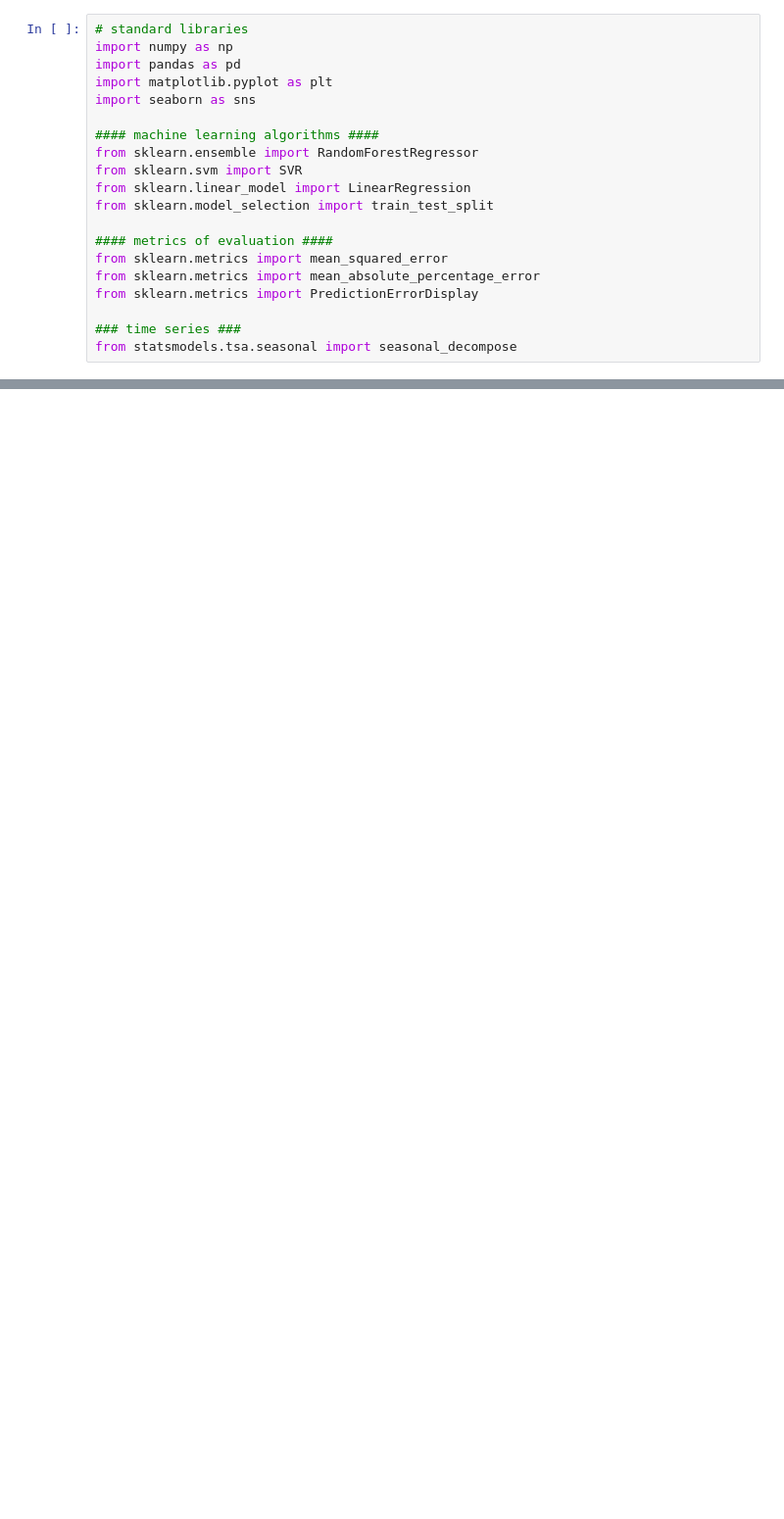
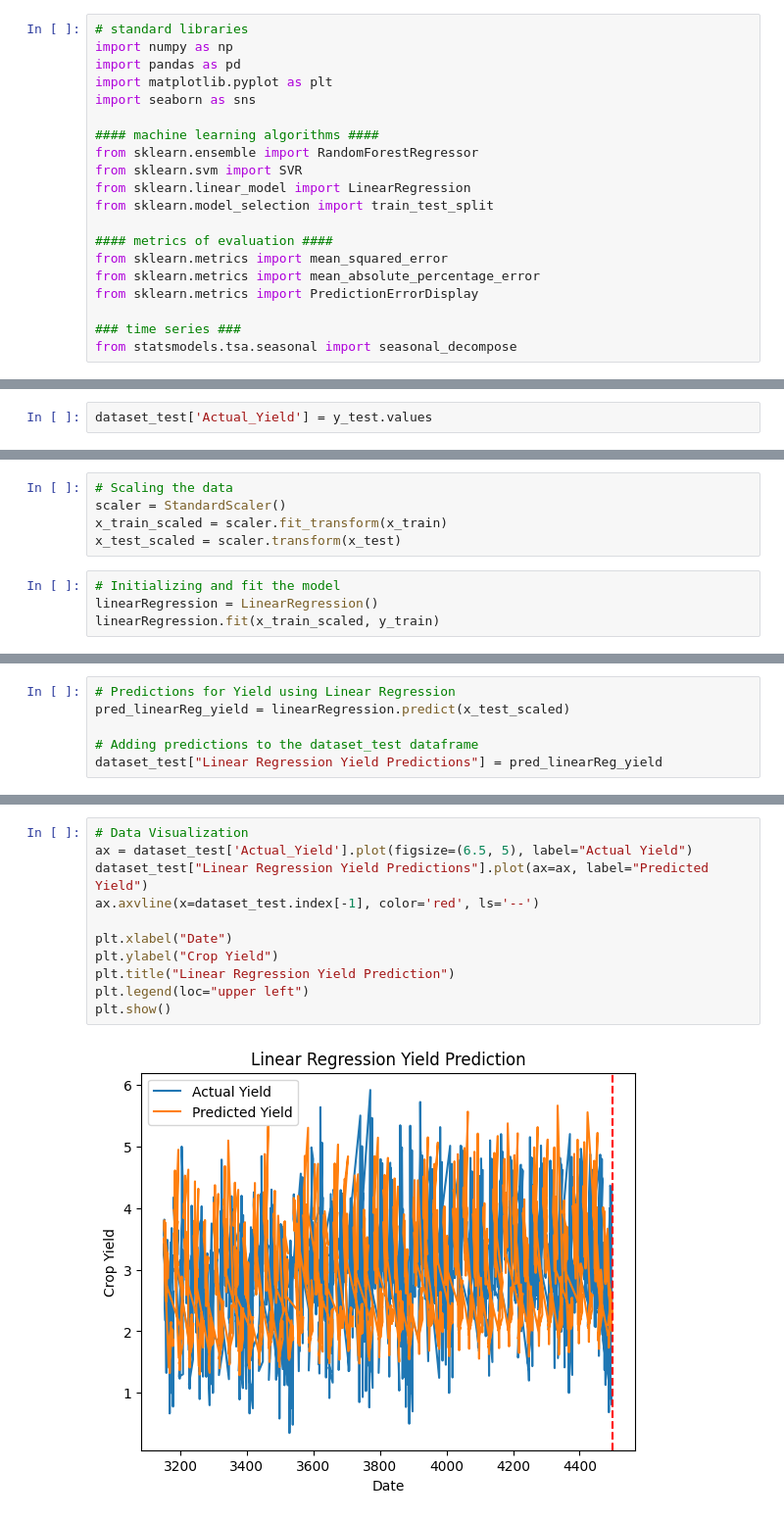
Before and after one commit to kazeulo/Project_197, a Jupyter notebook: Linear_regression.ipynb, the cells around one changed output, grey strips where cells are left out. Shown: that part at 98% size. Saved outputs shown, nothing was run; the diff lists cells and outputs as text; blank space fills up the shorter version.

```diff
--- a/Linear_regression.ipynb
+++ b/Linear_regression.ipynb
@@ -265,0 +160,2 @@ plt.show()
+# %%
+dataset_test['Actual_Yield'] = y_test.values
@@ -265,0 +164,9 @@ plt.show()
+# %%
+# Scaling the data
+scaler = StandardScaler()
+x_train_scaled = scaler.fit_transform(x_train)
+x_test_scaled = scaler.transform(x_test)
+# %%
+# Initializing and fit the model
+linearRegression = LinearRegression()
+linearRegression.fit(x_train_scaled, y_train)
@@ -265,0 +189,6 @@ plt.show()
+# %%
+# Predictions for Yield using Linear Regression
+pred_linearReg_yield = linearRegression.predict(x_test_scaled)
+
+# Adding predictions to the dataset_test dataframe
+dataset_test["Linear Regression Yield Predictions"] = pred_linearReg_yield
@@ -265,0 +204,13 @@ plt.show()
+# %%
+# Data Visualization
+ax = dataset_test['Actual_Yield'].plot(figsize=(6.5, 5), label="Actual Yield")
+dataset_test["Linear Regression Yield Predictions"].plot(ax=ax, label="Predicted Yield")
+ax.axvline(x=dataset_test.index[-1], color='red', ls='--')
+
+plt.xlabel("Date")
+plt.ylabel("Crop Yield")
+plt.title("Linear Regression Yield Prediction")
+plt.legend(loc="upper left")
+plt.show()
+# %% [output]
+[figure, added]
```
Also changed, not shown: parts of 58 cells of this notebook.
